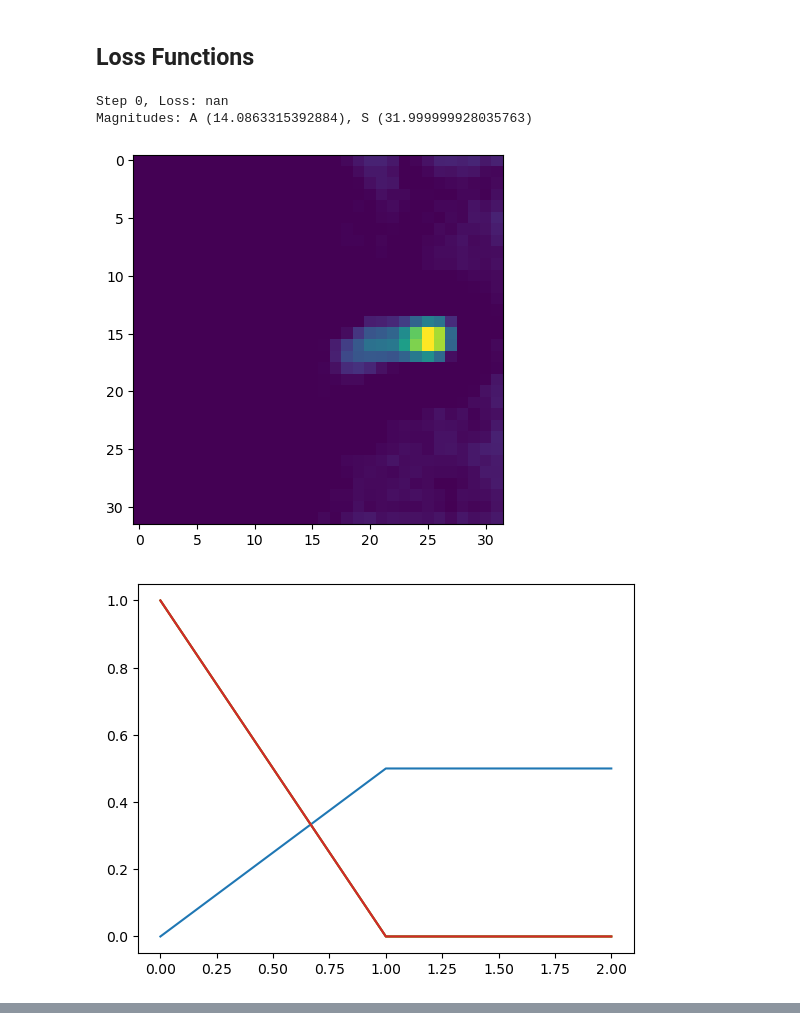
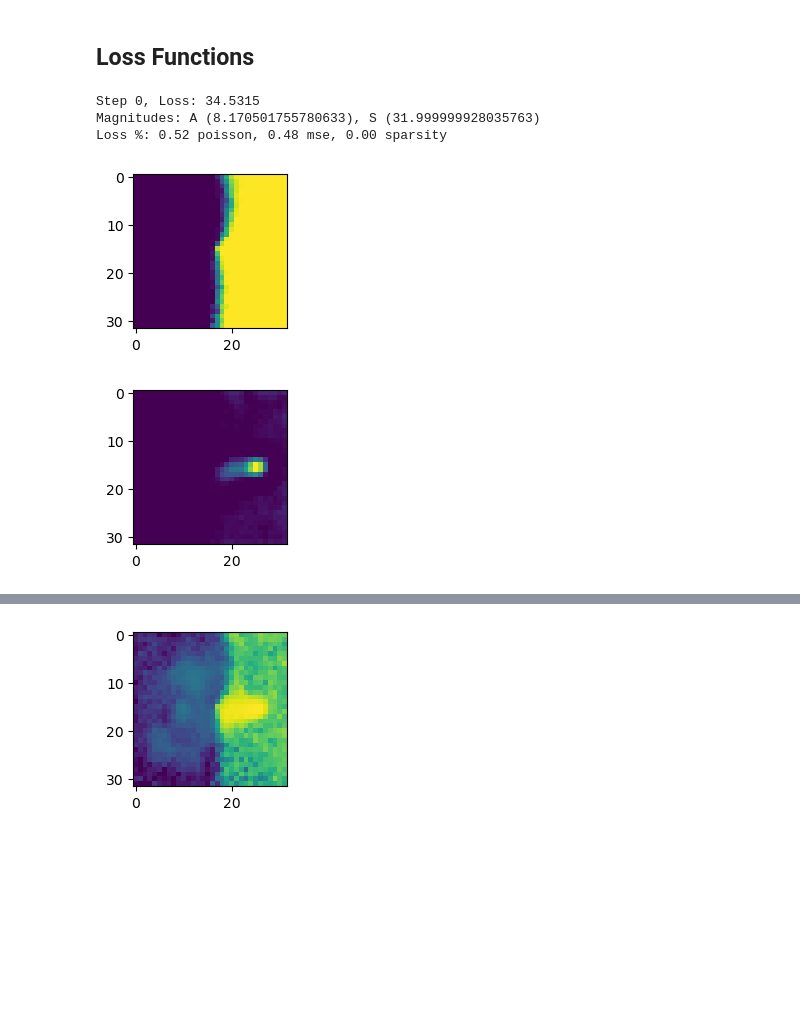
Before and after one commit to star-skelly/dogs_source_separation, a Jupyter notebook: starlet_space_pytorch.ipynb, the cells around one changed output, grey strips where cells are left out. Cells and saved outputs as stored; diff of their text form; code cells hidden in the pictures; blank space fills up the shorter version.

Commit message:
visualizations

```diff
--- a/starlet_space_pytorch.ipynb
+++ b/starlet_space_pytorch.ipynb
@@ -110,0 +116,13 @@ See the caveats in the documentation: https://pandas.pydata.org/pandas-docs/stab
+# %%
+energy_idx = 25
+fig, axes = plt.subplots(1, 3, figsize=(15, 5))
+
+labels = ['Raw Energy', 'Starlet Level 1', 'Starlet Level 2']
+
+for i in range(3):
+    # Slice: [energy, channel, x, y]
+    im = axes[i].imshow(combined_cube[energy_idx, i, :, :], cmap='magma')
+    axes[i].set_title(f"{labels[i]} (Band {energy_idx})")
+    plt.colorbar(im, ax=axes[i])
+
+plt.show()
@@ -335,9 +371,10 @@ from tqdm import tqdm
 S = torch.nn.functional.normalize(torch.from_numpy(S_gmm), dim=(0,1)).requires_grad_().to(device) # initialize S with normalization
 
 # A
-A = spec_hist.T.requires_grad_().to(device)
+A = spec_hist.T.detach().requires_grad_().to(device)
+max_spec = torch.max(A)
+A = A / (2 * max_spec)
 
-# combined spectra plot
 plt.figure(figsize=(NCOMP, 3))
 for i in range(4):
     plt.plot(A.detach().numpy()[:,0,i], label=f'Source {i}')
@@ -345,6 +382,7 @@ for i in range(4):
 plt.legend()
 plt.tight_layout()
 
+
 print(A.shape)
 print(S.shape)
 # %% [output]
@@ -404,49 +442,81 @@ def starlet_loss(cube: torch.Tensor) -> torch.Tensor:
     return loss
 # %%
 S = torch.nn.functional.normalize(torch.from_numpy(S_gmm), dim=(0,1)).requires_grad_().to(device) # initialize S with normalization
-A = spec_hist.T.requires_grad_().to(device)
+A = spec_hist.T.detach()
 
-lr = 8.e-4
+combined_cube = combined_cube.to(device)
+
+max_spec = torch.max(A)
+A = A / (2 * max_spec)
+A = A.requires_grad_().to(device)
+
+lr = 1.e-3
 optimizer = torch.optim.Adam([S, A], lr=lr)
 
 # initialize loss values for plot
 loss_values = []
 
 max_iter = 2000
 lambda_smooth = 1.
 lambda_spec = 2.
-lambda_sparsity = 10.
-lambda_starlet = 2.
+lambda_sparsity = 0.1
+lambda_starlet = 50.
 gamma = 10000
 
 for i in tqdm(range(max_iter)):
         A_pos = torch.clamp(A, min=0)  # non-negativity
         A_pos = torch.softmax(A_pos, dim=1)  # sum-to-one constraint
         S_pos = torch.clamp(S, min=0)    # non-negativity
 
         reconstruction = torch.einsum('blc,clxy->blxy', A, S) # TODO: learn einsum shorthand
 
-        # Try poisson loss function
-        loss = my_loss_function_poisson(reconstruction, combined_cube.to(device))
+        recon_starlet = reconstruction[:, 1:2, :, :]
+        recon_raw     = torch.clamp(reconstruction[:, 0, :, :], min=0)
+        target_starlet = combined_cube[:, 1:2, :, :]
+        target_raw     = torch.clamp(combined_cube[:, 0, :, :], min=0)
 
+        # Poisson loss for energy level
+        poisson_loss = my_loss_function_poisson(recon_raw, target_raw) / gamma
+
+        # MSE loss for starlet levels
+        mse_loss = lambda_starlet * torch.nn.functional.mse_loss(recon_starlet, target_starlet)
+
+        # spatial sparsity
+        sparsity_loss = 0
+        for j in range(n_comp):
+            sparsity_loss += lambda_sparsity * sparsity(S_pos[j,1,:,])
+
+        # adjust to be 50/50
+        loss = poisson_loss + mse_loss + sparsity_loss
         loss.backward()
 
         optimizer.step()
         optimizer.zero_grad()
         if i % 500 == 0:
             print(f"Step {i}, Loss: {loss.item():.4f}")
             print(f"Magnitudes: A ({torch.norm(A_pos)}), S ({torch.norm(S_pos)})")
+            print(f"Loss %: {(poisson_loss/loss):.2f} poisson, {(mse_loss/loss):.2f} mse, {(sparsity_loss/loss):.2f} sparsity")
             loss_values.append(loss.item())
 
+            plt.figure(figsize=(2,2))
+            plt.imshow(S_pos.detach().cpu().numpy()[0,0,:,:,])
+            plt.show()
+            plt.figure(figsize=(2,2))
             plt.imshow(S_pos.detach().cpu().numpy()[0,1,:,:,])
             plt.show()
-            plt.plot(A_pos.detach().cpu().numpy()[0,:,3], label=f'3')
-            plt.plot(A_pos.detach().cpu().numpy()[0,:,2], label=f'2')
-            plt.plot(A_pos.detach().cpu().numpy()[0,:,1], label=f'1')
-            plt.plot(A_pos.detach().cpu().numpy()[0,:,0], label=f'0')
+            plt.figure(figsize=(2,2))
+            plt.imshow(S_pos.detach().cpu().numpy()[0,2,:,:,])
             plt.show()
+
+            plt.figure(figsize=(2,2))
+            plt.plot(A_pos.detach().cpu().numpy()[:,2,0], label=f'0')
+            plt.plot(A_pos.detach().cpu().numpy()[:,2,3], label=f'3')
+            plt.plot(A_pos.detach().cpu().numpy()[:,2,2], label=f'2')
+            plt.plot(A_pos.detach().cpu().numpy()[:,2,1], label=f'1')
+            plt.show()
 # %% [output]
-Step 0, Loss: nan
-Magnitudes: A (14.0863315392884), S (31.999999928035763)
+Step 0, Loss: 34.5315
+Magnitudes: A (8.170501755780633), S (31.999999928035763)
+Loss %: 0.52 poisson, 0.48 mse, 0.00 sparsity
-[figure, old version]
+[figure, new version]
-[figure, old version]
+[figure, new version]
@@ -464,0 +535 @@ Magnitudes: A (14.083636236540457), S (4.327421400274055)
+[figure, added]
```
Also changed, not shown: parts of 7 cells of this notebook.
